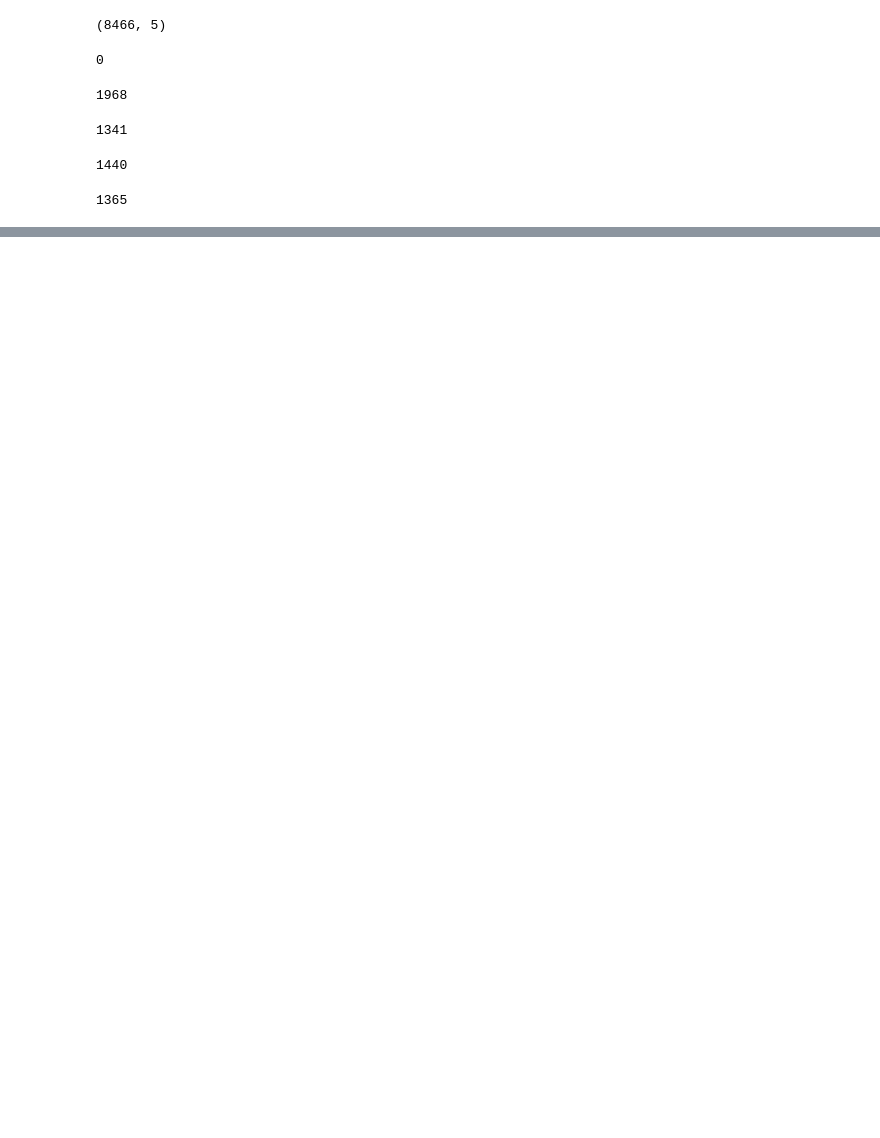
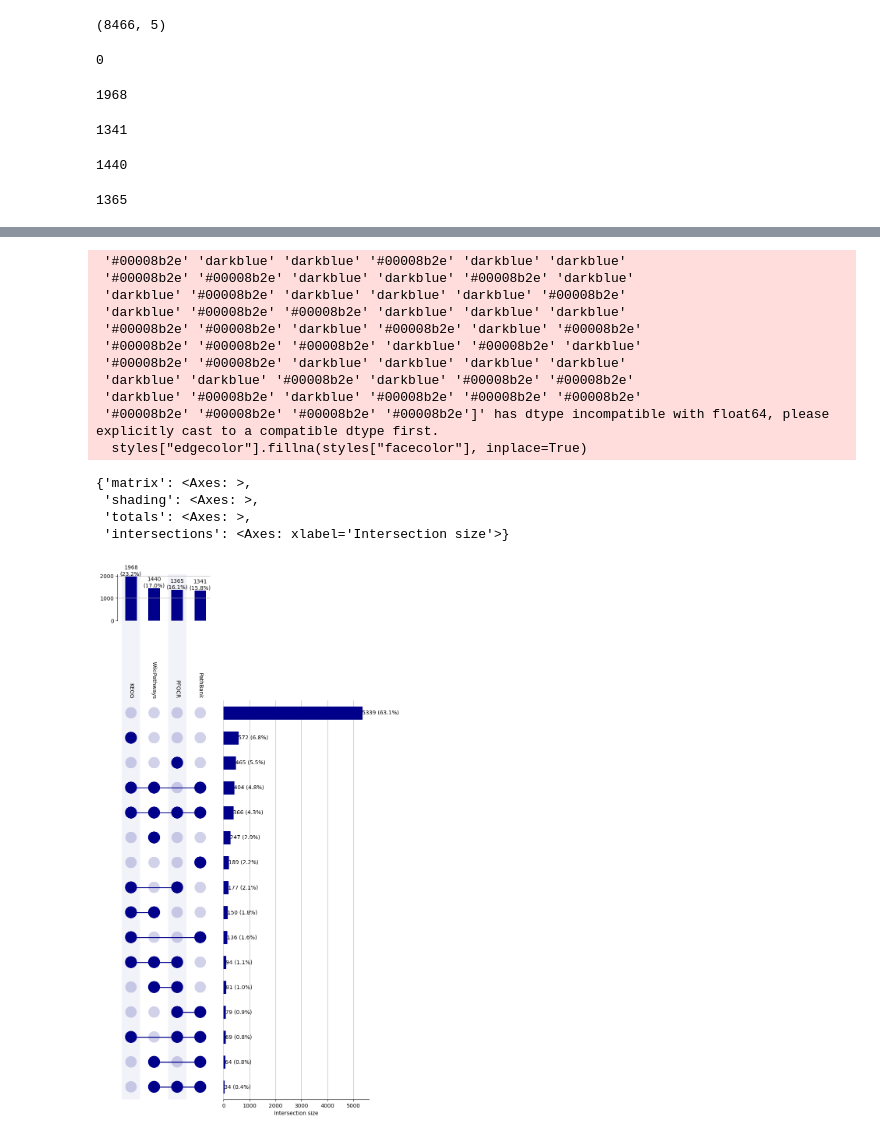
Before and after one commit to kozo2/mb-2023_poster, a Jupyter notebook: count_inchikeys_in_pathwaydbs.ipynb, the cells around one changed output, grey strips where cells are left out. Saved outputs shown, nothing was run; the diff lists cells and outputs as text; code cells hidden in the pictures; blank space fills up the shorter version.

```diff
--- a/count_inchikeys_in_pathwaydbs.ipynb
+++ b/count_inchikeys_in_pathwaydbs.ipynb
@@ -741,0 +801,19 @@ overlap_df.to_csv("data/upsetplot/overlap_inchikey_prefix.csv", index=False)
+# %%
+plot(from_indicators(indicators=pd.isna, data=overlap_df), show_counts=True, orientation='vertical', sort_by='cardinality', show_percentages=True, element_size=60, facecolor="darkblue")
+# %% [output]
+ '#00008b2e' 'darkblue' 'darkblue' '#00008b2e' 'darkblue' 'darkblue'
+ '#00008b2e' '#00008b2e' 'darkblue' 'darkblue' '#00008b2e' 'darkblue'
+ 'darkblue' '#00008b2e' 'darkblue' 'darkblue' 'darkblue' '#00008b2e'
+ 'darkblue' '#00008b2e' '#00008b2e' 'darkblue' 'darkblue' 'darkblue'
+ '#00008b2e' '#00008b2e' 'darkblue' '#00008b2e' 'darkblue' '#00008b2e'
+ '#00008b2e' '#00008b2e' '#00008b2e' 'darkblue' '#00008b2e' 'darkblue'
+ '#00008b2e' '#00008b2e' 'darkblue' 'darkblue' 'darkblue' 'darkblue'
+ 'darkblue' 'darkblue' '#00008b2e' 'darkblue' '#00008b2e' '#00008b2e'
+ 'darkblue' '#00008b2e' 'darkblue' '#00008b2e' '#00008b2e' '#00008b2e'
+ '#00008b2e' '#00008b2e' '#00008b2e' '#00008b2e']' has dtype incompatible with float64, please explicitly cast to a compatible dtype first.
+  styles["edgecolor"].fillna(styles["facecolor"], inplace=True)
+{'matrix': <Axes: >,
+ 'shading': <Axes: >,
+ 'totals': <Axes: >,
+ 'intersections': <Axes: xlabel='Intersection size'>}
+[figure, added]
```
Also changed, not shown: parts of 5 cells of this notebook.
